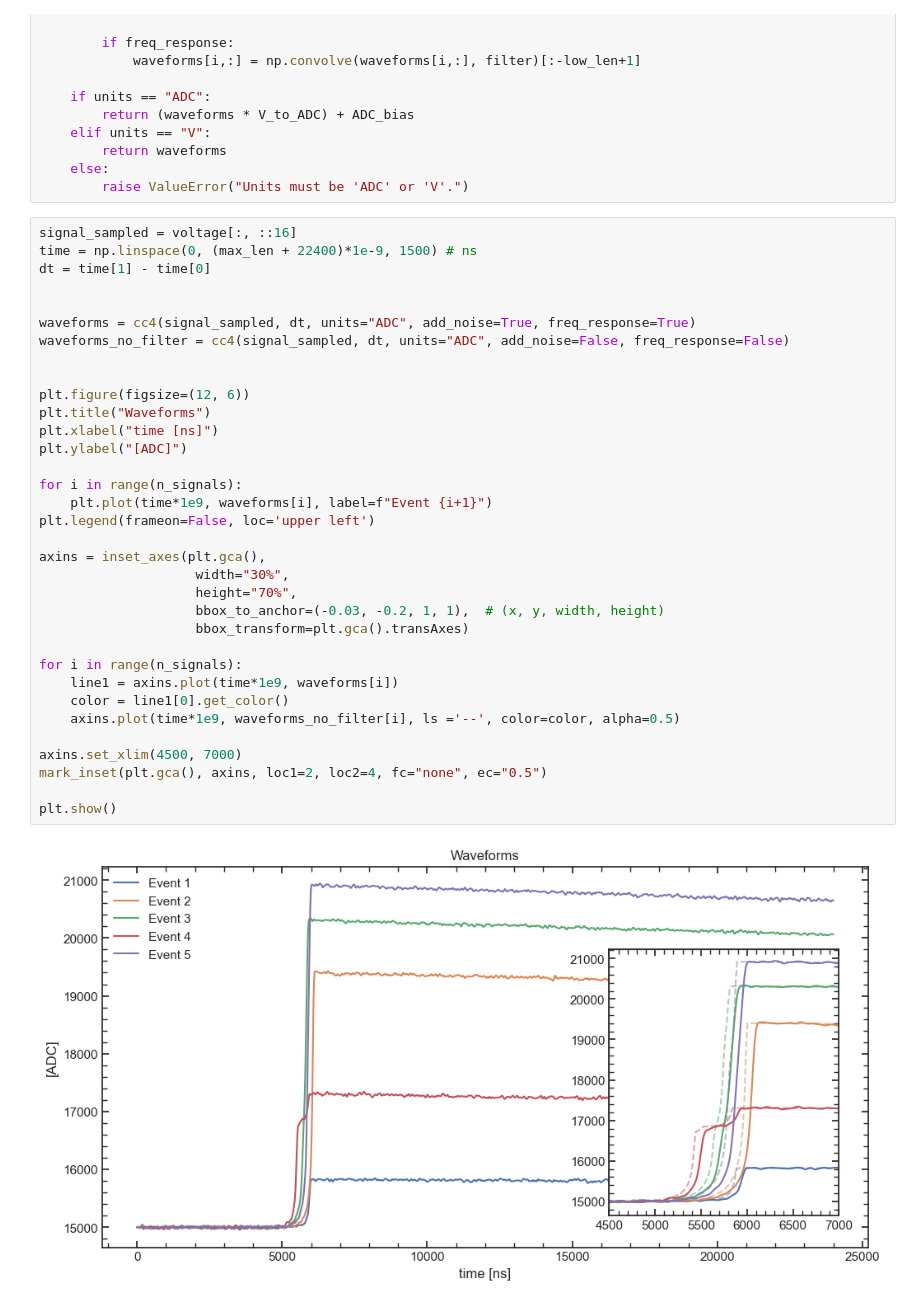
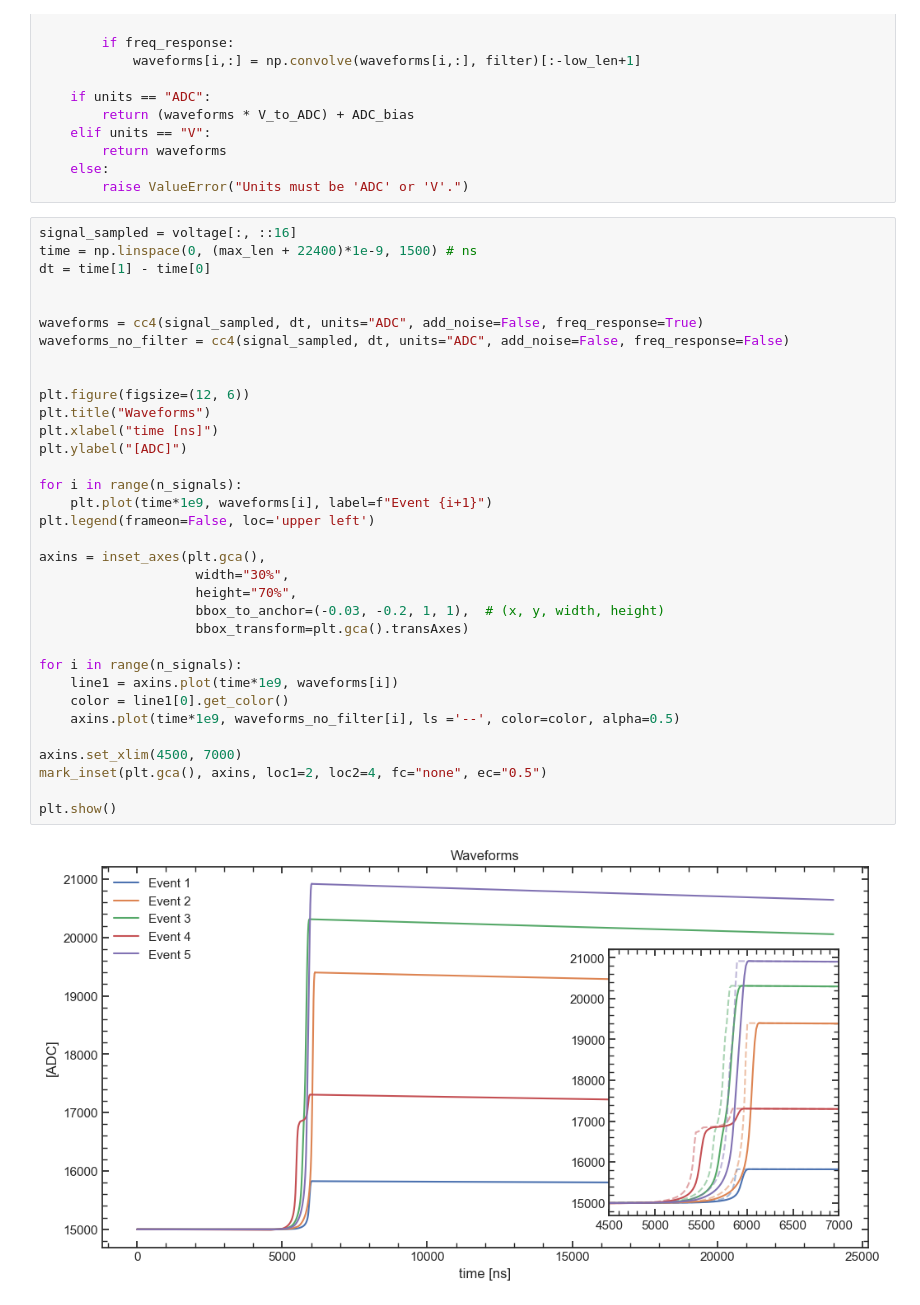
Before and after one commit to GaudioRf/JFETModel, a Jupyter notebook: ideal_pulses.ipynb, the cells around one changed output. Drawn from its saved outputs; the diff is of its cells as text.

Commit message:
new freq analysis

```diff
--- a/ideal_pulses.ipynb
+++ b/ideal_pulses.ipynb
@@ -290,33 +290,33 @@ time = np.linspace(0, (max_len + 22400)*1e-9, 1500) # ns
 dt = time[1] - time[0]
 
 
-waveforms = cc4(signal_sampled, dt, units="ADC", add_noise=True, freq_response=True)
+waveforms = cc4(signal_sampled, dt, units="ADC", add_noise=False, freq_response=True)
 waveforms_no_filter = cc4(signal_sampled, dt, units="ADC", add_noise=False, freq_response=False)
 
 
 plt.figure(figsize=(12, 6))
 plt.title("Waveforms")
 plt.xlabel("time [ns]")
 plt.ylabel("[ADC]")
 
 for i in range(n_signals):
     plt.plot(time*1e9, waveforms[i], label=f"Event {i+1}")
 plt.legend(frameon=False, loc='upper left')
 
 axins = inset_axes(plt.gca(),
                     width="30%",
                     height="70%",
                     bbox_to_anchor=(-0.03, -0.2, 1, 1),  # (x, y, width, height)
                     bbox_transform=plt.gca().transAxes)
 
 for i in range(n_signals):
     line1 = axins.plot(time*1e9, waveforms[i])
     color = line1[0].get_color()
     axins.plot(time*1e9, waveforms_no_filter[i], ls ='--', color=color, alpha=0.5)
 
 axins.set_xlim(4500, 7000)
 mark_inset(plt.gca(), axins, loc1=2, loc2=4, fc="none", ec="0.5")
 
 plt.show()
 # %% [output]
-[figure, old version]
+[figure, new version]
```
Also changed, not shown: parts of 6 cells of this notebook, 2 other files.
